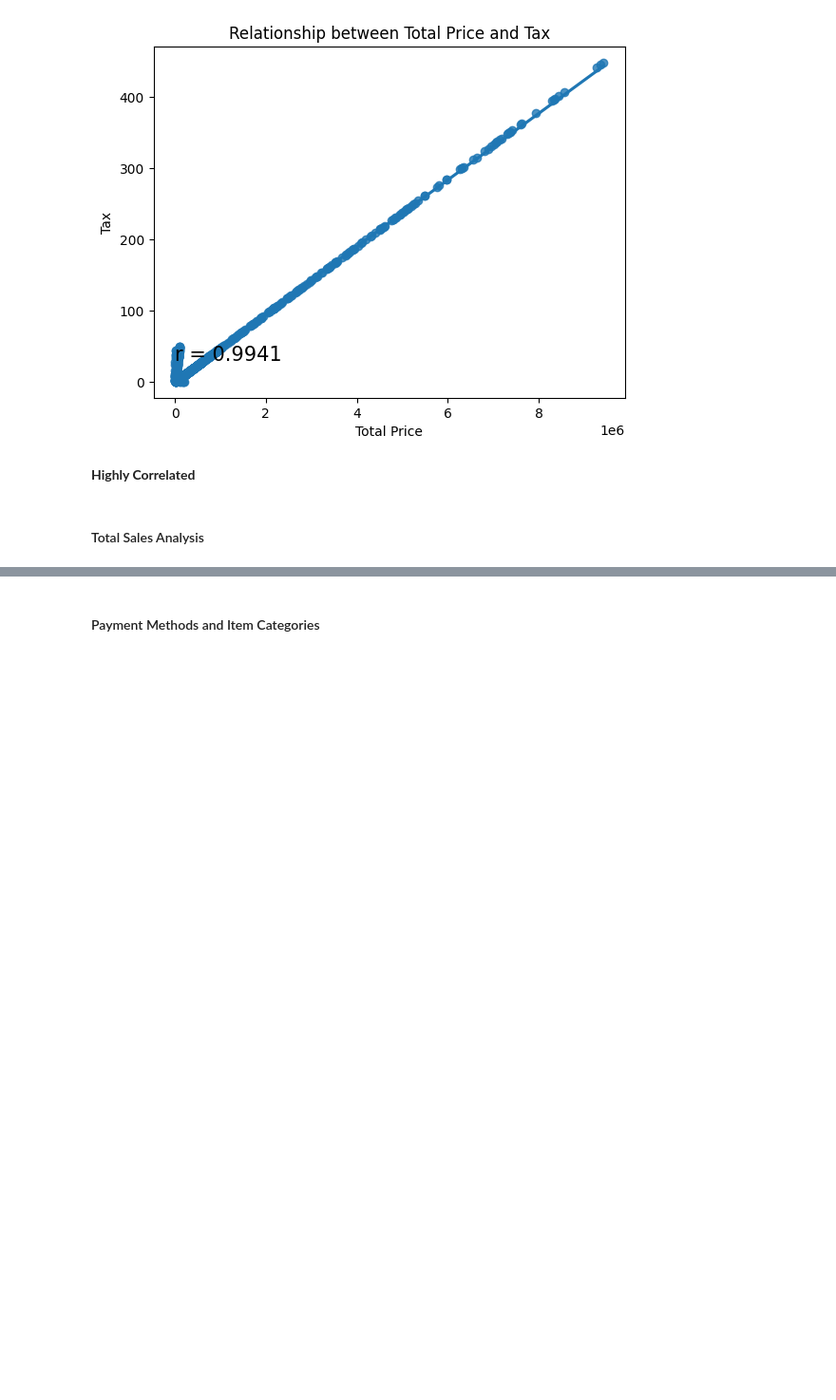
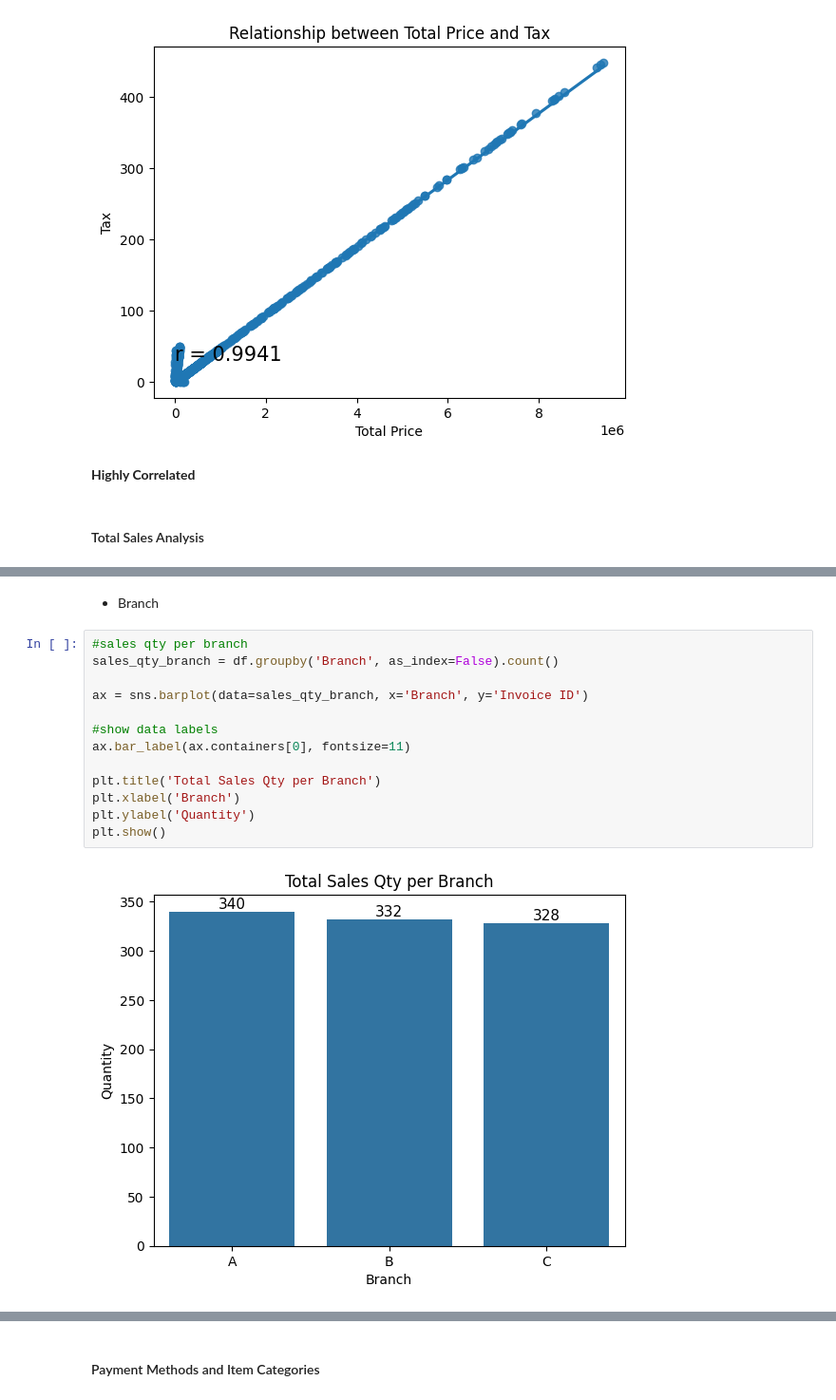
Before and after one commit to rzkybagaskara/Week4_DataAnalyst_IO, a Jupyter notebook: Week4_IO.ipynb, the cells around one changed output, grey strips where cells are left out. Shown at 95% size. Saved outputs shown, nothing was run; the diff lists cells and outputs as text; blank space fills up the shorter version.

```diff
--- a/Week4_IO.ipynb
+++ b/Week4_IO.ipynb
@@ -406,0 +467,17 @@ plt.show()
+# %% [markdown]
+- Branch
+# %%
+#sales qty per branch
+sales_qty_branch = df.groupby('Branch', as_index=False).count()
+
+ax = sns.barplot(data=sales_qty_branch, x='Branch', y='Invoice ID')
+
+#show data labels
+ax.bar_label(ax.containers[0], fontsize=11)
+
+plt.title('Total Sales Qty per Branch')
+plt.xlabel('Branch')
+plt.ylabel('Quantity')
+plt.show()
+# %% [output]
+[figure, added]
```
Also changed, not shown: parts of 33 cells of this notebook.
